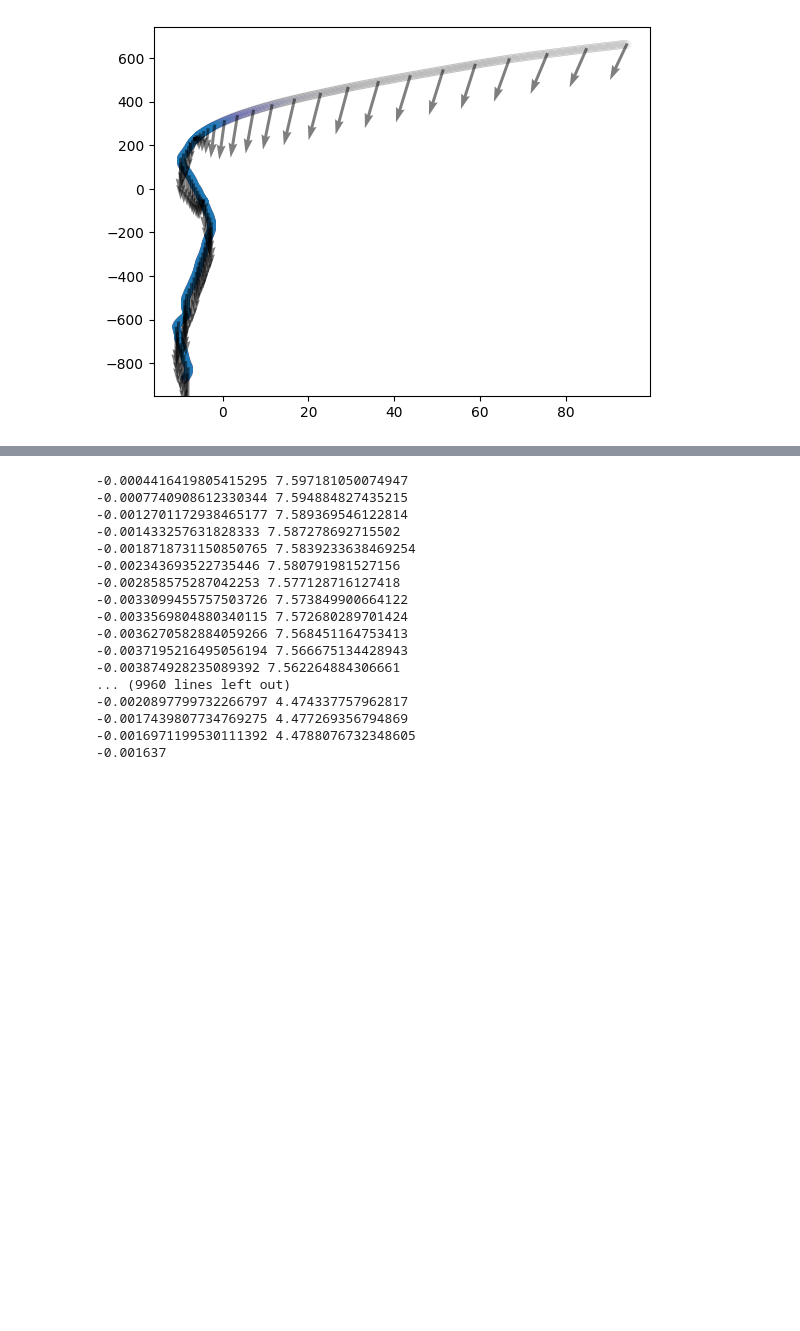
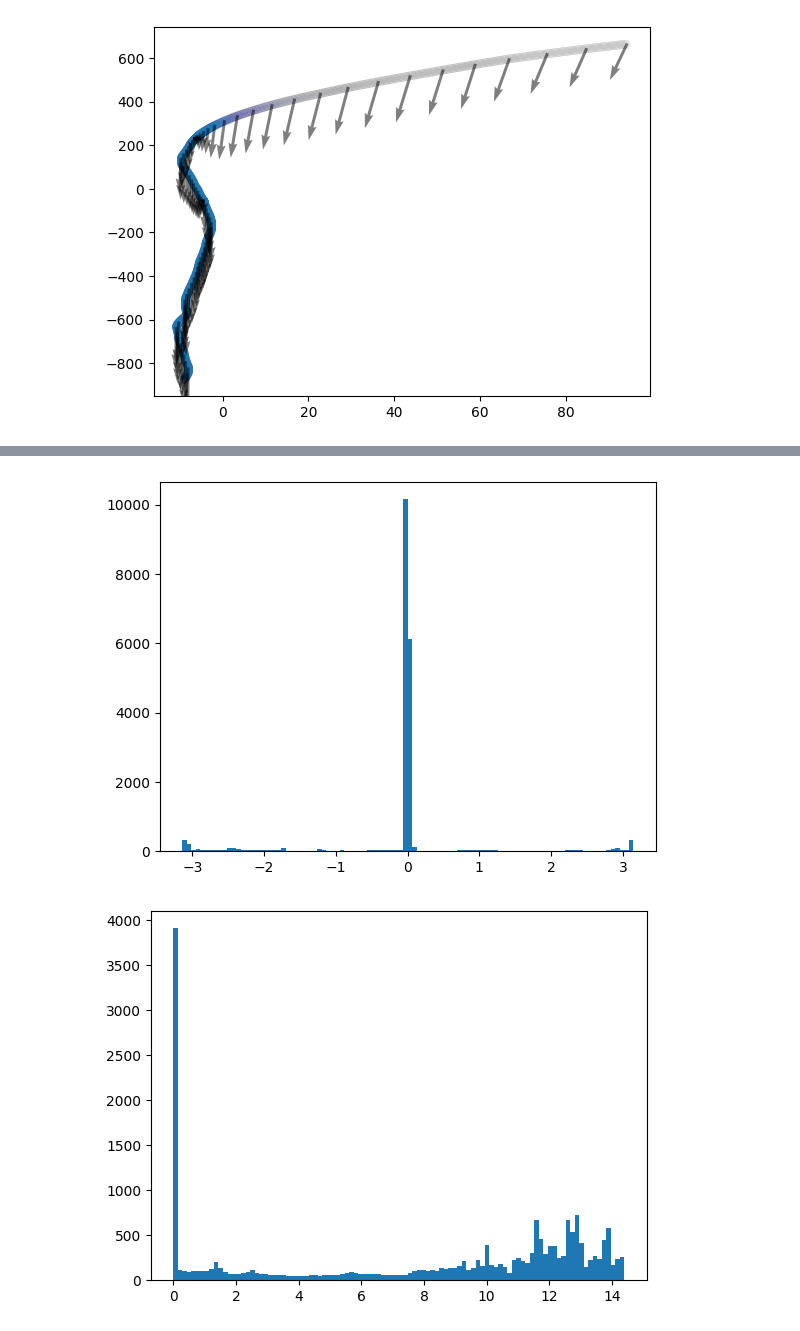
Before and after one commit to pimpale/metadrive-offline-rl-benchmark, a Jupyter notebook: old_experiments/nuplan-velocity-exploration.ipynb, the cells around one changed output, grey strips where cells are left out. Drawn from its saved outputs; the diff is of its cells as text; code cells hidden in the pictures; blank space fills up the shorter version.

```diff
--- a/old_experiments/nuplan-velocity-exploration.ipynb
+++ b/old_experiments/nuplan-velocity-exploration.ipynb
@@ -177,31 +161,30 @@ plt.legend()
 # %%
 import numpy as np
 
 def normalize_angle(angle: float) -> float:
     """
     Normalize the angle to [-pi, pi)
     """
     return (angle + np.pi) % (2 * np.pi) - np.pi
 
-for s in trajectories[0]:
-    heading = s.heading
-    veldir = np.arctan2(s.velocity[1], s.velocity[0])
-    print(normalize_angle(heading - veldir), np.linalg.norm(s.velocity))
+
+headings = [Rotation.from_quat(s.quaternion).as_euler('xyz')[2] for s in subsection[:-1]]
+
+hdiffs = []
+vmags = []
+
+for heading, vx, vy in zip(headings, x_diffs, y_diffs):
+    veldir = np.arctan2(vy, vx)
+    hdiff = normalize_angle(heading - veldir)
+    hdiffs.append(hdiff)
+    vmags.append(np.sqrt(vx**2 + vy**2))
+
+hdiffs_arr = np.array(hdiffs)
+
+plt.hist(hdiffs_arr, bins=100)
+plt.show()
+plt.hist(vmags, bins=100)
+plt.show()
 # %% [output]
--0.0004416419805415295 7.597181050074947
--0.0007740908612330344 7.594884827435215
--0.0012701172938465177 7.589369546122814
--0.001433257631828333 7.587278692715502
--0.0018718731150850765 7.5839233638469254
--0.002343693522735446 7.580791981527156
--0.002858575287042253 7.577128716127418
--0.0033099455757503726 7.573849900664122
--0.0033569804880340115 7.572680289701424
--0.0036270582884059266 7.568451164753413
--0.0037195216495056194 7.566675134428943
--0.003874928235089392 7.562264884306661
-... (9960 lines left out)
--0.0020897799732266797 4.474337757962817
--0.0017439807734769275 4.477269356794869
--0.0016971199530111392 4.4788076732348605
--0.001637
+[figure, added]
+[figure, added]
```
Also changed, not shown: parts of 10 cells of this notebook, 3 other files.
